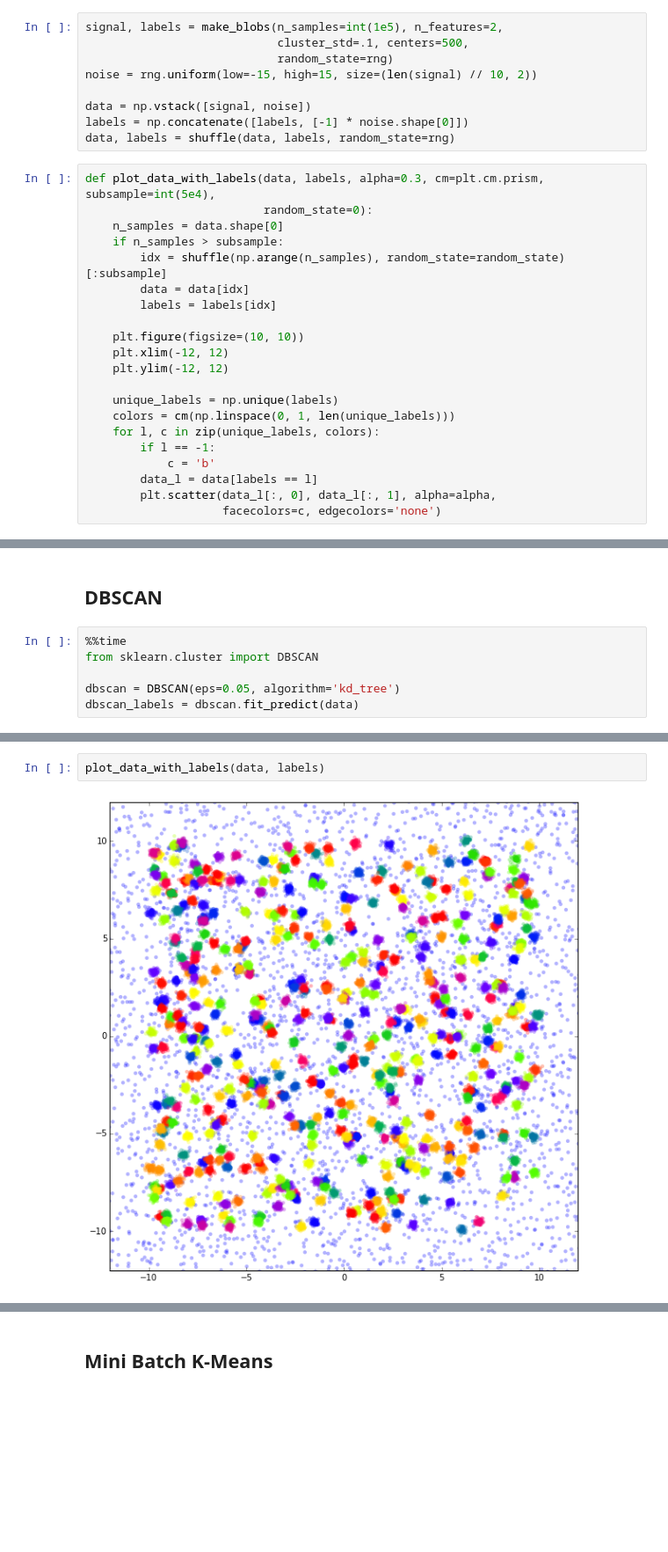
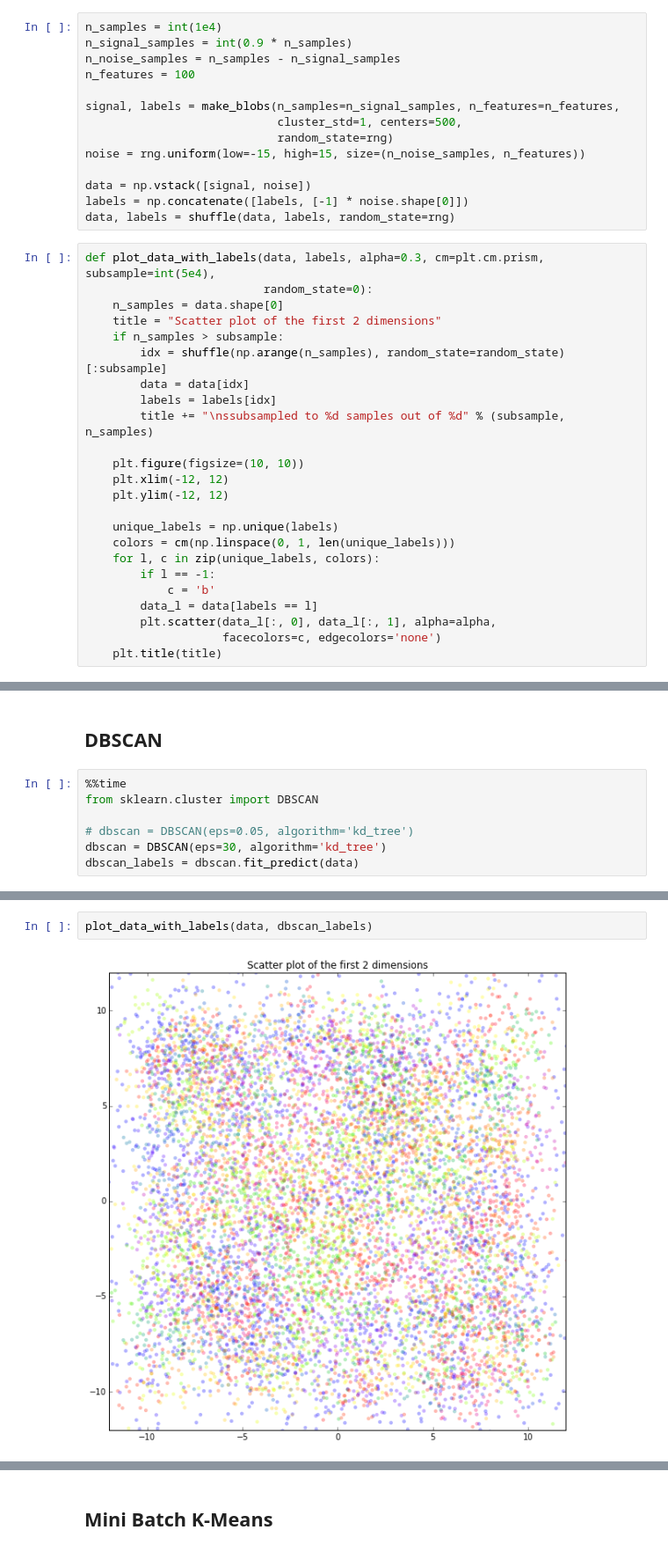
Before and after one commit to ogrisel/notebooks, a Jupyter notebook: sklearn_demos/Large Scale 2D Clustering.ipynb, the cells around one changed output, grey strips where cells are left out. Shown at 88% size. Cells and saved outputs as stored; diff of their text form; blank space fills up the shorter version.

```diff
--- a/sklearn_demos/Large Scale 2D Clustering.ipynb
+++ b/sklearn_demos/Large Scale 2D Clustering.ipynb
@@ -7,10 +7,15 @@ from sklearn.utils import shuffle
 # %%
 rng = np.random.RandomState(42)
 # %%
-signal, labels = make_blobs(n_samples=int(1e5), n_features=2,
-                            cluster_std=.1, centers=500,
+n_samples = int(1e4)
+n_signal_samples = int(0.9 * n_samples)
+n_noise_samples = n_samples - n_signal_samples
+n_features = 100
+
+signal, labels = make_blobs(n_samples=n_signal_samples, n_features=n_features,
+                            cluster_std=1, centers=500,
                             random_state=rng)
-noise = rng.uniform(low=-15, high=15, size=(len(signal) // 10, 2))
+noise = rng.uniform(low=-15, high=15, size=(n_noise_samples, n_features))
 
 data = np.vstack([signal, noise])
 labels = np.concatenate([labels, [-1] * noise.shape[0]])
@@ -19,10 +24,12 @@ data, labels = shuffle(data, labels, random_state=rng)
 def plot_data_with_labels(data, labels, alpha=0.3, cm=plt.cm.prism, subsample=int(5e4),
                           random_state=0):
     n_samples = data.shape[0]
+    title = "Scatter plot of the first 2 dimensions"
     if n_samples > subsample:
         idx = shuffle(np.arange(n_samples), random_state=random_state)[:subsample]
         data = data[idx]
         labels = labels[idx]
+        title += "\nssubsampled to %d samples out of %d" % (subsample, n_samples)
 
     plt.figure(figsize=(10, 10))
     plt.xlim(-12, 12)
@@ -36,3 +43,4 @@ def plot_data_with_labels(data, labels, alpha=0.3, cm=plt.cm.prism, subsample=in
         data_l = data[labels == l]
         plt.scatter(data_l[:, 0], data_l[:, 1], alpha=alpha,
                     facecolors=c, edgecolors='none')
+    plt.title(title)
@@ -46,6 +61,7 @@ plot_data_with_labels(data, labels)
 %%time
 from sklearn.cluster import DBSCAN
 
-dbscan = DBSCAN(eps=0.05, algorithm='kd_tree')
+# dbscan = DBSCAN(eps=0.05, algorithm='kd_tree')
+dbscan = DBSCAN(eps=30, algorithm='kd_tree')
 dbscan_labels = dbscan.fit_predict(data)
 # %% [output]
@@ -70,4 +86,4 @@ print(len(unique_dbscan_labels))
 # %%
-plot_data_with_labels(data, labels)
+plot_data_with_labels(data, dbscan_labels)
 # %% [output]
-[figure, old version]
+[figure, new version]
```
Also changed, not shown: parts of 16 cells of this notebook, 2 other files.
